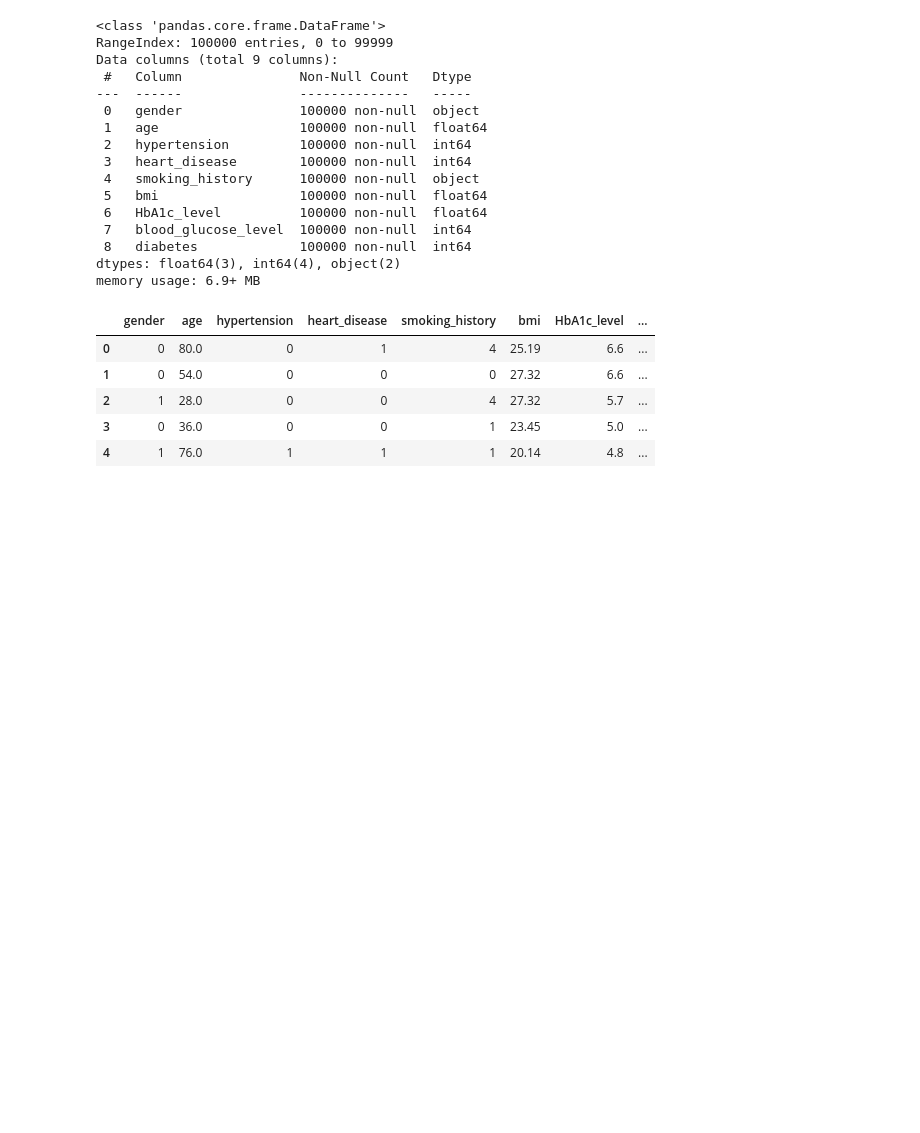
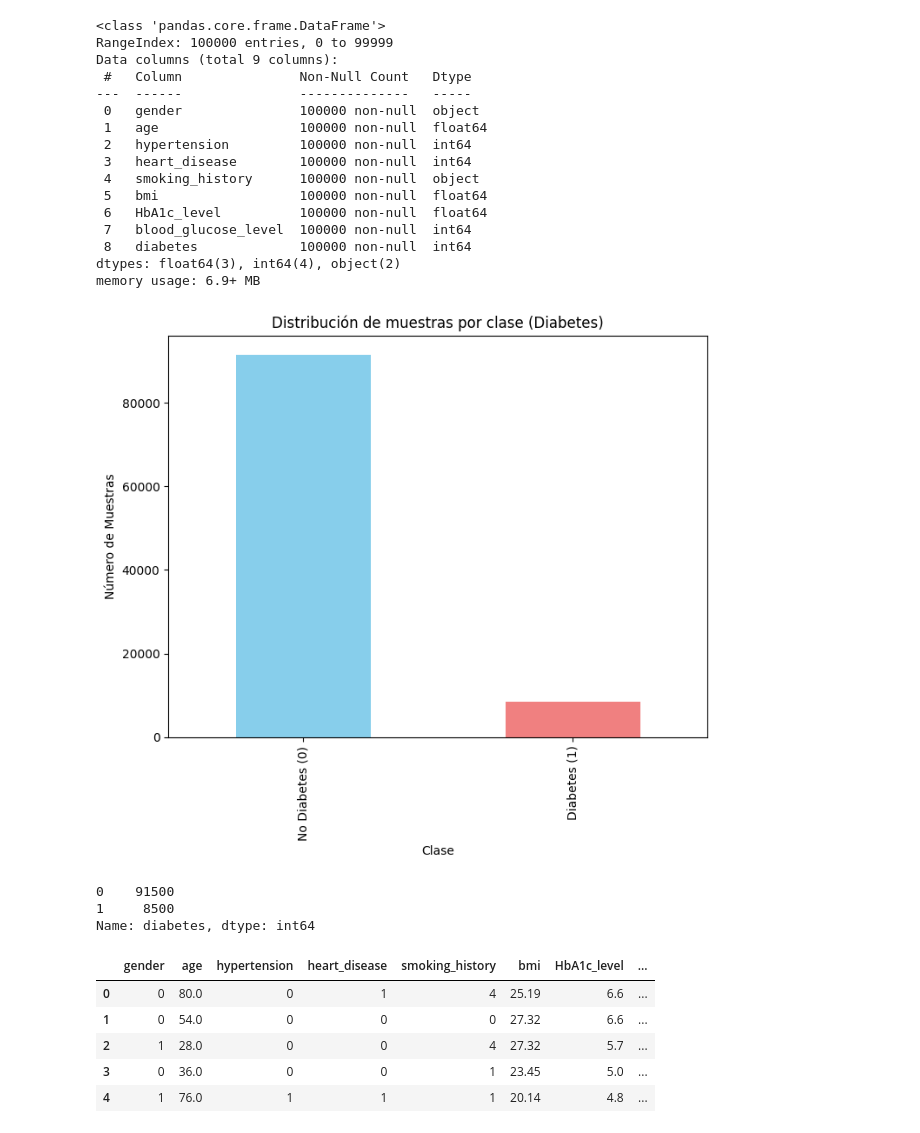
Before and after one commit to DarkanCC/ProyectoModelos, a Jupyter notebook: Diabetes.ipynb, the cells around one changed output. Saved outputs shown, nothing was run; the diff lists cells and outputs as text; code cells hidden in the pictures; blank space fills up the shorter version.

```diff
--- a/Diabetes.ipynb
+++ b/Diabetes.ipynb
@@ -12,6 +15,7 @@ from tensorflow.keras import layers
 url = "https://drive.usercontent.google.com/download?id=1p3QoKtVJtyiRnZOddyS1ZAbaxGXoPqbi"
 # %%
 data = pd.read_csv(url)
+data = data[:100000]
 data.head()
 # %% [output]
 |  | gender | age | hypertension | heart_disease | smoking_history | bmi | HbA1c_level | ... |
@@ -39,6 +43,24 @@ Data columns (total 9 columns):
  8   diabetes             100000 non-null  int64
 dtypes: float64(3), int64(4), object(2)
 memory usage: 6.9+ MB
+# %%
+# Contar las muestras por clase
+class_distribution = data['diabetes'].value_counts()
+
+# Crear un gráfico de barras
+plt.figure(figsize=(8, 6))
+class_distribution.plot(kind='bar', color=['skyblue', 'lightcoral'])
+plt.title('Distribución de muestras por clase (Diabetes)')
+plt.xlabel('Clase')
+plt.ylabel('Número de Muestras')
+plt.xticks([0, 1], ['No Diabetes (0)', 'Diabetes (1)'])
+plt.show()
+data['diabetes'].value_counts()
+# %% [output]
+[figure, added]
+0    91500
+1     8500
+Name: diabetes, dtype: int64
 # %%
 # Codificar las variables categóricas (gender y smoking_history) en números
 le = LabelEncoder()
```
Also changed, not shown: parts of 11 cells of this notebook.
